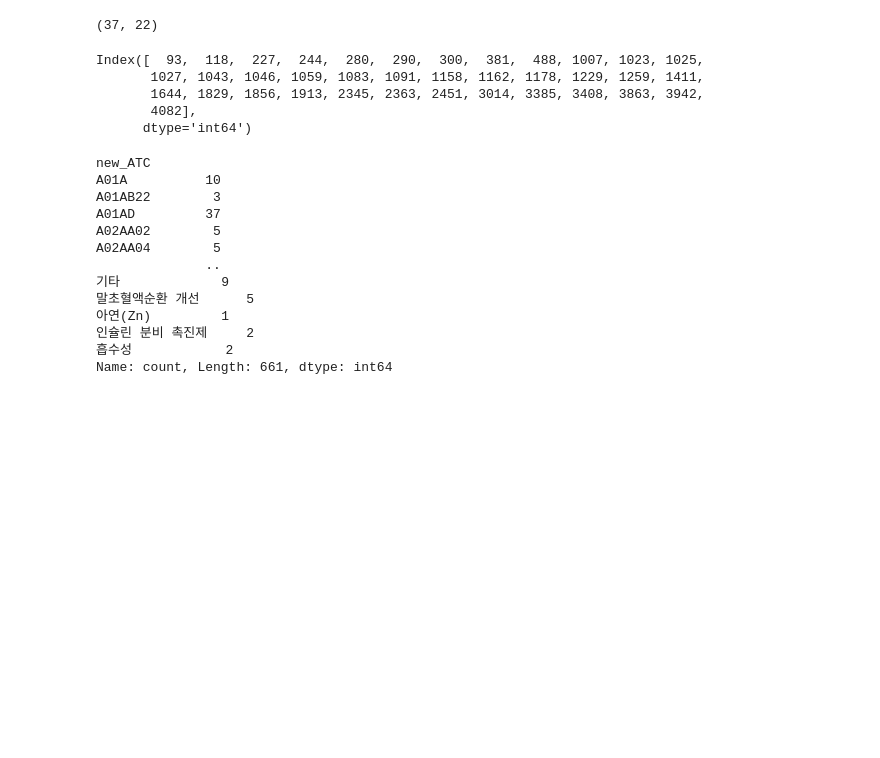
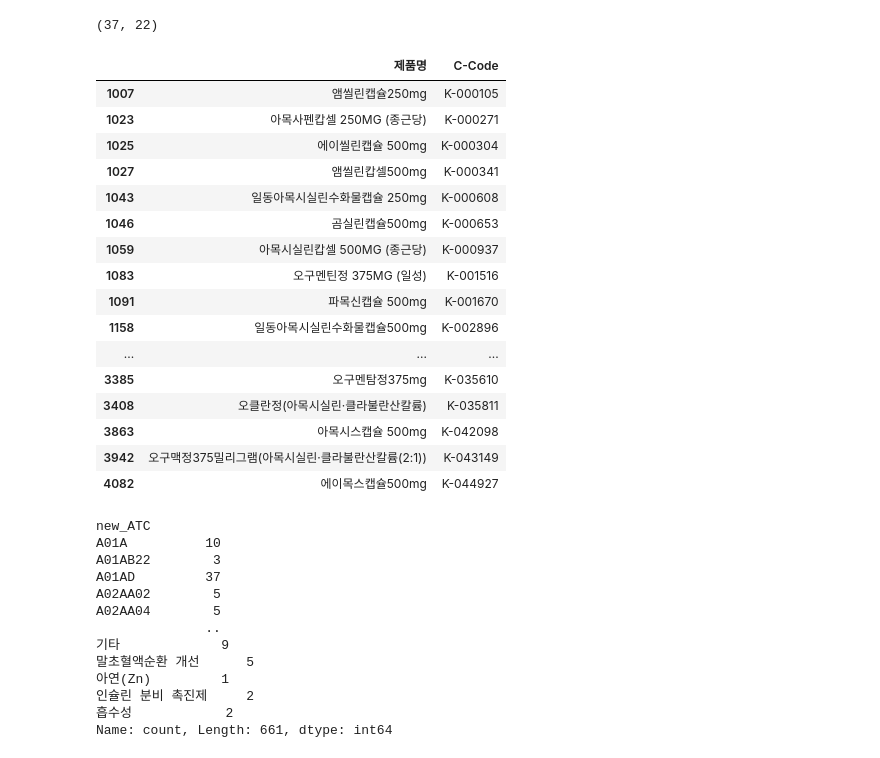
Before and after one commit to kimseo-0/Drug-Detection-Chatbot, a Jupyter notebook: data_preprocessed/01_preprocessed.ipynb, the cells around one changed output. Saved outputs shown, nothing was run; the diff lists cells and outputs as text; code cells hidden in the pictures; blank space fills up the shorter version.

```diff
--- a/data_preprocessed/01_preprocessed.ipynb
+++ b/data_preprocessed/01_preprocessed.ipynb
@@ -189,7 +189,7 @@ cnt
 # %%
 import pandas as pd
 
-data = pd.read_csv("C:\Potenup\Drug-Detection-Chatbot\data\total_result_drug.csv")
+data = pd.read_csv("C:\Potenup\Drug-Detection-Chatbot\data\\total_result_drug.csv")
 data.head()
 # %% [output]
 |  | C-Code | 구분 | 제품명 | 복지부분류코드 | volume | name | vol_value | vol_unit | 성분/함량 | 첨가물 | 제형 | ... |
@@ -250,13 +250,25 @@ data.loc[data["isJ"]].shape
 # %% [output]
 (37, 22)
 # %%
-data.loc[data["isJ"]].index
+data.loc[data["isJ"]][['제품명', 'C-Code']].sort_values(by="C-Code")
 # %% [output]
-Index([  93,  118,  227,  244,  280,  290,  300,  381,  488, 1007, 1023, 1025,
-       1027, 1043, 1046, 1059, 1083, 1091, 1158, 1162, 1178, 1229, 1259, 1411,
-       1644, 1829, 1856, 1913, 2345, 2363, 2451, 3014, 3385, 3408, 3863, 3942,
-       4082],
-      dtype='int64')
+|  | 제품명 | C-Code |
+| 1007 | 앰씰린캡슐250mg | K-000105 |
+| 1023 | 아목사펜캅셀 250MG (종근당) | K-000271 |
+| 1025 | 에이씰린캡슐 500mg | K-000304 |
+| 1027 | 앰씰린캅셀500mg | K-000341 |
+| 1043 | 일동아목시실린수화물캡슐 250mg | K-000608 |
+| 1046 | 곰실린캡슐500mg | K-000653 |
+| 1059 | 아목시실린캅셀 500MG (종근당) | K-000937 |
+| 1083 | 오구멘틴정 375MG (일성) | K-001516 |
+| 1091 | 파목신캡슐 500mg | K-001670 |
+| 1158 | 일동아목시실린수화물캡슐500mg | K-002896 |
+| ... | ... | ... |
+| 3385 | 오구멘탐정375mg | K-035610 |
+| 3408 | 오클란정(아목시실린·클라불란산칼륨) | K-035811 |
+| 3863 | 아목시스캡슐 500mg | K-042098 |
+| 3942 | 오구맥정375밀리그램(아목시실린·클라불란산칼륨(2:1)) | K-043149 |
+| 4082 | 에이목스캡슐500mg | K-044927 |
 # %%
 data["new_ATC"].value_counts().sort_index()
 # %% [output]
```
Also changed, not shown: parts of 7 cells of this notebook.
